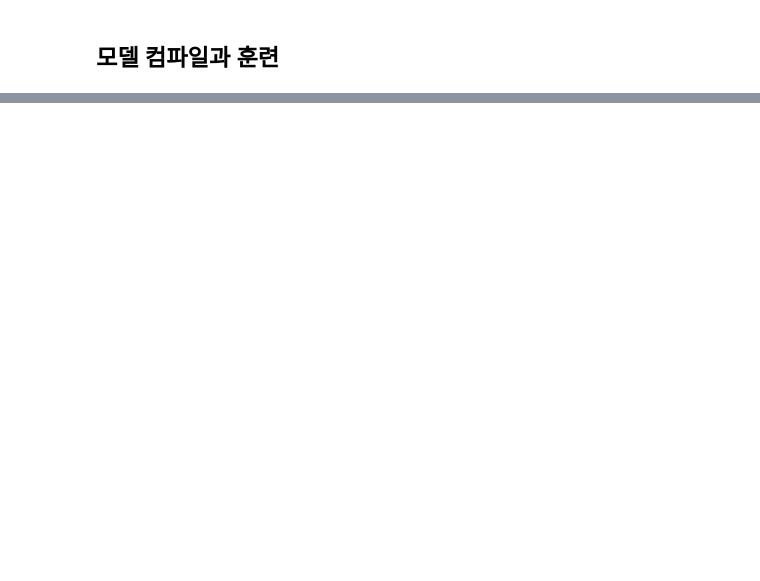
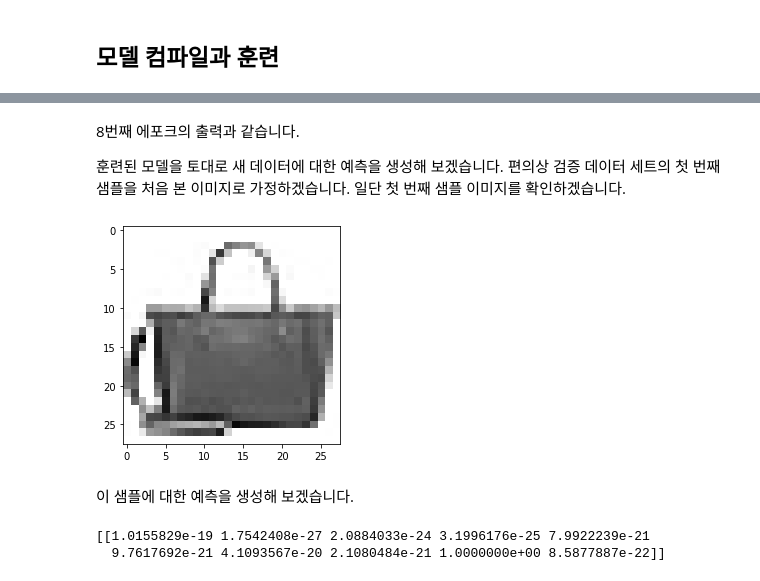
Before and after one commit to LeeSeungwon89/Deep-learning_Theory, a Jupyter notebook: 8-2 합성곱 신경망을 사용한 이미지 분류.ipynb, the cells around one changed output, grey strips where cells are left out. Cells and saved outputs as stored; diff of their text form; code cells hidden in the pictures; blank space fills up the shorter version.

```diff
--- a/8-2 합성곱 신경망을 사용한 이미지 분류.ipynb
+++ b/8-2 합성곱 신경망을 사용한 이미지 분류.ipynb
@@ -113,0 +153,19 @@ keras.utils.plot_model(model)
+# %% [markdown]
+8번째 에포크의 출력과 같습니다.
+
+훈련된 모델을 토대로 새 데이터에 대한 예측을 생성해 보겠습니다. 편의상 검증 데이터 세트의 첫 번째 샘플을 처음 본 이미지로 가정하겠습니다. 일단 첫 번째 샘플 이미지를 확인하겠습니다.
+# %%
+# 흑백 이미지는 깊이 차원이 존재하지 않습니다. (28, 28, 1) 크기를 (28, 28)로 차원을 줄입니다.
+plt.imshow(val_scaled[0].reshape(28, 28), cmap='gray_r')
+plt.show()
+# %% [output]
+[figure, added]
+# %% [markdown]
+이 샘플에 대한 예측을 생성해 보겠습니다.
+# %%
+# `val_scaled[0:1]`처럼 슬라이싱을 사용한 이유는 아래에서 설명합니다.
+preds = model.predict(val_scaled[0:1])
+print(preds)
+# %% [output]
+[[1.0155829e-19 1.7542408e-27 2.0884033e-24 3.1996176e-25 7.9922239e-21
+  9.7617692e-21 4.1093567e-20 2.1080484e-21 1.0000000e+00 8.5877887e-22]]
```
Also changed, not shown: parts of 20 cells of this notebook.
